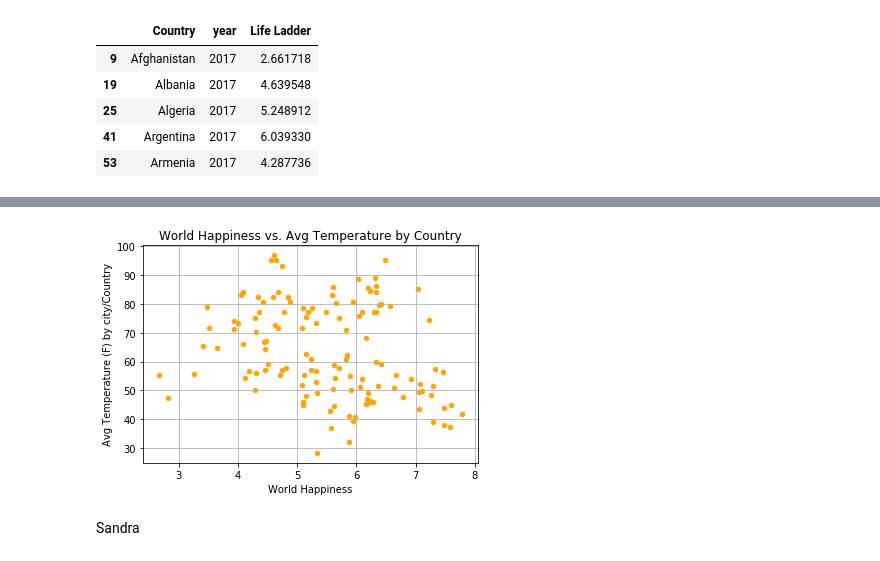
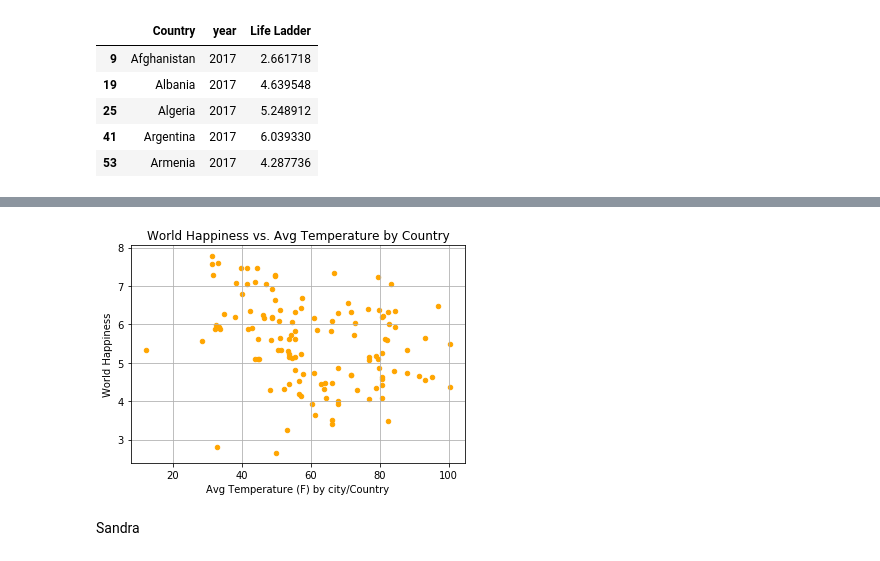
Before and after one commit to spastranas/GroupProject, a Jupyter notebook: Final .ipynb, the cells around one changed output, grey strips where cells are left out. Saved outputs shown, nothing was run; the diff lists cells and outputs as text; code cells hidden in the pictures.

```diff
--- a/Final .ipynb
+++ b/Final .ipynb
@@ -243,13 +243,13 @@ happy_weather_df.drop(columns=['Unnamed: 0']).head()
 # %%
 #Plot the correlation between weather and happiness
-plt.scatter(happy_weather_df["Life Ladder"], happy_weather_df["Temperature"], c="orange", marker="o", s=20)
+plt.scatter(happy_weather_df["Temperature"], happy_weather_df["Life Ladder"], c="orange", marker="o", s=20)
 
 plt.title("World Happiness vs. Avg Temperature by Country")
-plt.ylabel("Avg Temperature (F) by city/Country")
-plt.xlabel("World Happiness")
+plt.xlabel("Avg Temperature (F) by city/Country")
+plt.ylabel("World Happiness")
 plt.grid(True)
 # %% [output]
-[figure, old version]
+[figure, new version]
 # %% [markdown]
 Sandra
 # %% [markdown]
```
Also changed, not shown: parts of 5 cells of this notebook, 2 other files.
